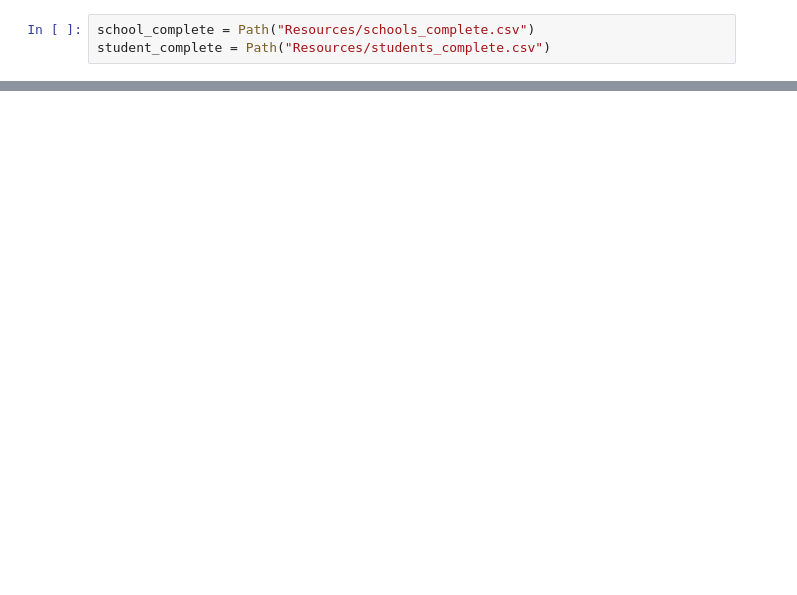
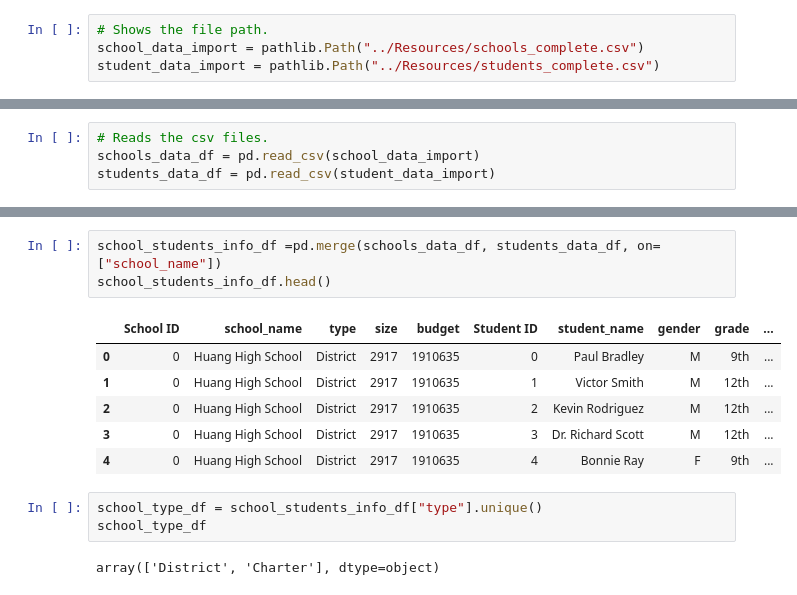
Before and after one commit to shikhasitaula/pandas-challenge, a Jupyter notebook: PyCitySchools/PySchool_analysis.ipynb, the cells around one changed output, grey strips where cells are left out. Saved outputs shown, nothing was run; the diff lists cells and outputs as text; blank space fills up the shorter version.

Commit message:
Add python script for district summary and school analysis

```diff
--- a/PyCitySchools/PySchool_analysis.ipynb
+++ b/PyCitySchools/PySchool_analysis.ipynb
@@ -4,3 +5,4 @@ import pathlib as Path
 # %%
-school_complete = Path("Resources/schools_complete.csv")
-student_complete = Path("Resources/students_complete.csv")
+# Shows the file path.
+school_data_import = pathlib.Path("../Resources/schools_complete.csv")
+student_data_import = pathlib.Path("../Resources/students_complete.csv")
@@ -11,0 +9,4 @@ students_complete_df = pd.csv_reader(student_complete)
+# %%
+# Reads the csv files.
+schools_data_df = pd.read_csv(school_data_import)
+students_data_df = pd.read_csv(student_data_import)
@@ -11,0 +145,15 @@ students_complete_df = pd.csv_reader(student_complete)
+# %%
+school_students_info_df =pd.merge(schools_data_df, students_data_df, on=["school_name"])
+school_students_info_df.head()
+# %% [output]
+|  | School ID | school_name | type | size | budget | Student ID | student_name | gender | grade | ... |
+| 0 | 0 | Huang High School | District | 2917 | 1910635 | 0 | Paul Bradley | M | 9th | ... |
+| 1 | 0 | Huang High School | District | 2917 | 1910635 | 1 | Victor Smith | M | 12th | ... |
+| 2 | 0 | Huang High School | District | 2917 | 1910635 | 2 | Kevin Rodriguez | M | 12th | ... |
+| 3 | 0 | Huang High School | District | 2917 | 1910635 | 3 | Dr. Richard Scott | M | 12th | ... |
+| 4 | 0 | Huang High School | District | 2917 | 1910635 | 4 | Bonnie Ray | F | 9th | ... |
+# %%
+school_type_df = school_students_info_df["type"].unique()
+school_type_df
+# %% [output]
+array(['District', 'Charter'], dtype=object)
```
Also changed, not shown: parts of 28 cells of this notebook.
